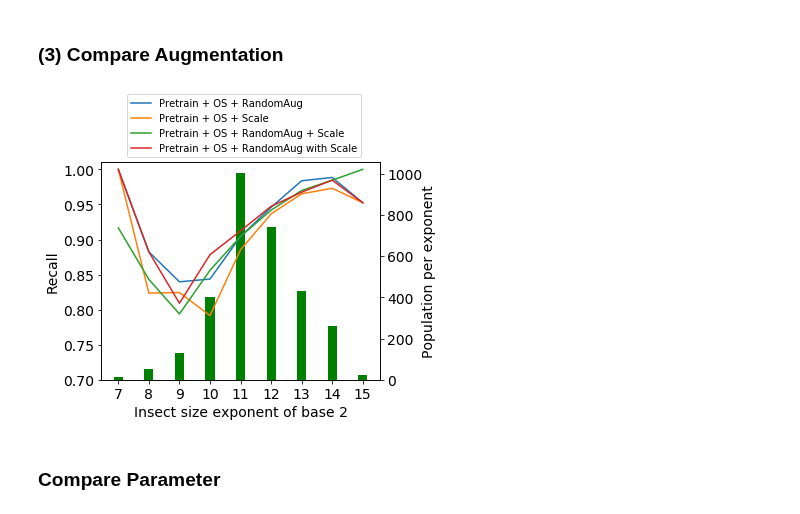
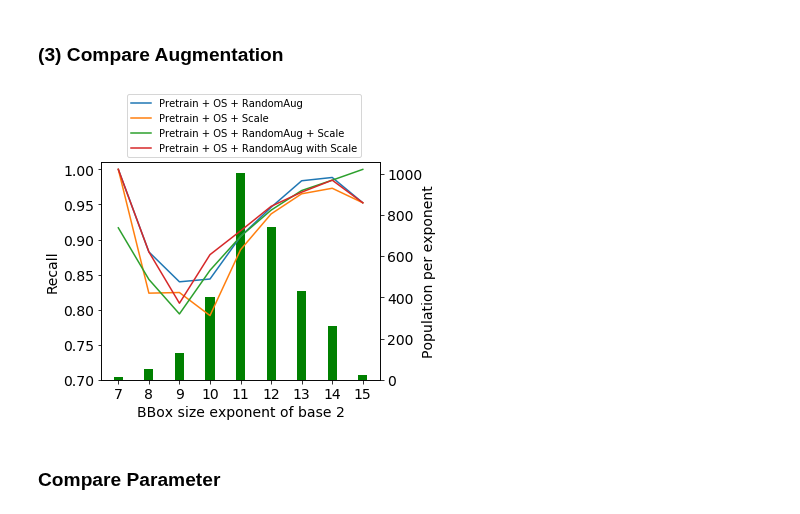
Before and after one commit to keiiti975/Insect_Phenology_Detector, a Jupyter notebook: result/master_paper/classification/compare_method/compare_method.ipynb, the cells around one changed output. Drawn from its saved outputs; the diff is of its cells as text; code cells hidden in the pictures.

```diff
--- a/result/master_paper/classification/compare_method/compare_method.ipynb
+++ b/result/master_paper/classification/compare_method/compare_method.ipynb
@@ -245,31 +245,31 @@ plt.savefig("/home/tanida/workspace/Insect_Phenology_Detector/result/master_pape
 # %%
 plt.rcParams["font.size"] = 14
 fig, ax1 = plt.subplots(figsize=(5,4))
 ax2 = ax1.twinx()
 
 x_label = ["7", "8", "9", "10", "11", "12", "13", "14", "15"]
 
 ax1.bar(x_label, df["count"], width=0.3, color="g")
 ax2.plot(x_label, df["resnet50_OS_all56"], label="Pretrain + OS + RandomAug")
 ax2.plot(x_label, df["resnet50_OS_AugScale"], label="Pretrain + OS + Scale")
 ax2.plot(x_label, df["resnet50_OS_all56_AugScale"], label="Pretrain + OS + RandomAug + Scale")
 ax2.plot(x_label, df["resnet50_OS_all56withResize"], label="Pretrain + OS + RandomAug with Scale")
 ax1.yaxis.tick_right()
 ax2.yaxis.tick_left()
 
 h2, l2 = ax2.get_legend_handles_labels()
 ax1.legend(h2, l2, bbox_to_anchor=(0.95, 1.0), loc='lower right', fontsize=10)
 
-ax1.set_xlabel("Insect size exponent of base 2")
+ax1.set_xlabel("BBox size exponent of base 2")
 ax1.set_ylabel("Recall")
 ax1.yaxis.set_label_coords(-0.15, 0.5)
 ax1.grid(False)
 ax2.set_ylabel("Population per exponent")
 ax2.set_ylim(0.7, 1.01)
 ax2.yaxis.set_label_coords(1.15, 0.5)
 plt.savefig("/home/tanida/workspace/Insect_Phenology_Detector/result/master_paper/classification/compare_method/comp_Aug_from_size_dist.png", bbox_inches="tight")
 # %% [output]
-[figure, old version]
+[figure, new version]
 # %% [markdown]
 ### Compare Parameter
 # %%
```
Also changed, not shown: parts of 2 cells of this notebook, 24 other files.
